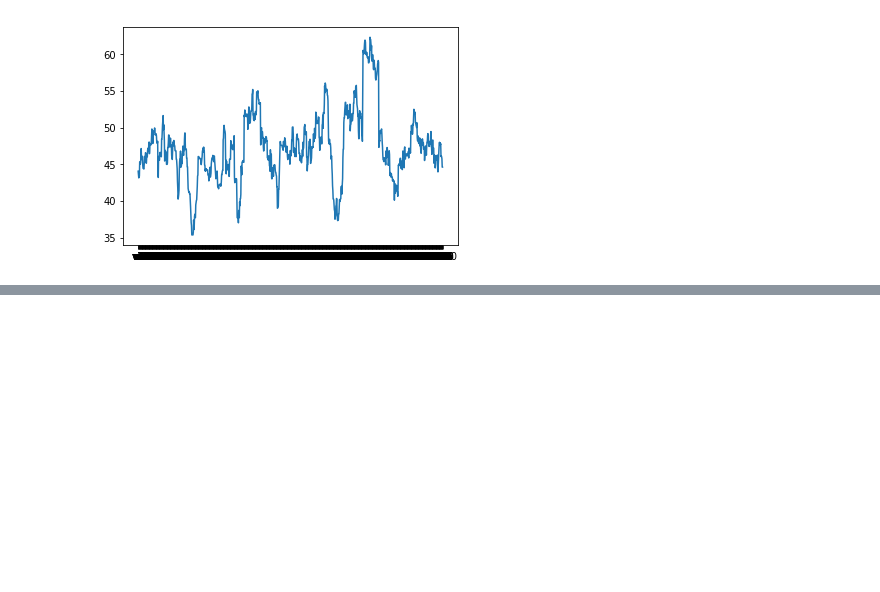
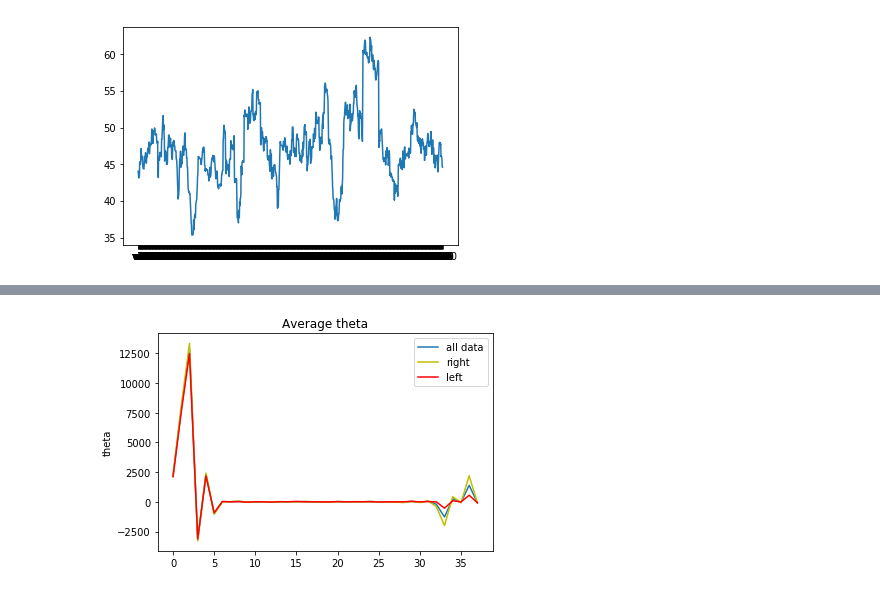
Before and after one commit to sytzewest/EEG-RobotArm-ProjectInnovate, a Jupyter notebook: Processing/EEG.ipynb, the cells around one changed output, grey strips where cells are left out. Drawn from its saved outputs; the diff is of its cells as text; code cells hidden in the pictures; blank space fills up the shorter version.

```diff
--- a/Processing/EEG.ipynb
+++ b/Processing/EEG.ipynb
@@ -98,0 +188,13 @@ plt.plot(np.std(lrdf, axis=0))
+# %%
+cD2am = cD2a.mean(axis=0)
+cD2aml = cD2a[df.label=="left"].mean(axis=0)
+cD2amr = cD2a[df.label=="right"].mean(axis=0)
+plt.plot(cD2am, label="all data")
+plt.plot(cD2amr, 'y', label="right")
+plt.plot(cD2aml, 'r', label="left")
+plt.ylabel("theta")
+plt.legend()
+plt.title("Average theta")
+plt.show()
+# %% [output]
+[figure, added]
```
Also changed, not shown: parts of 18 cells of this notebook.
